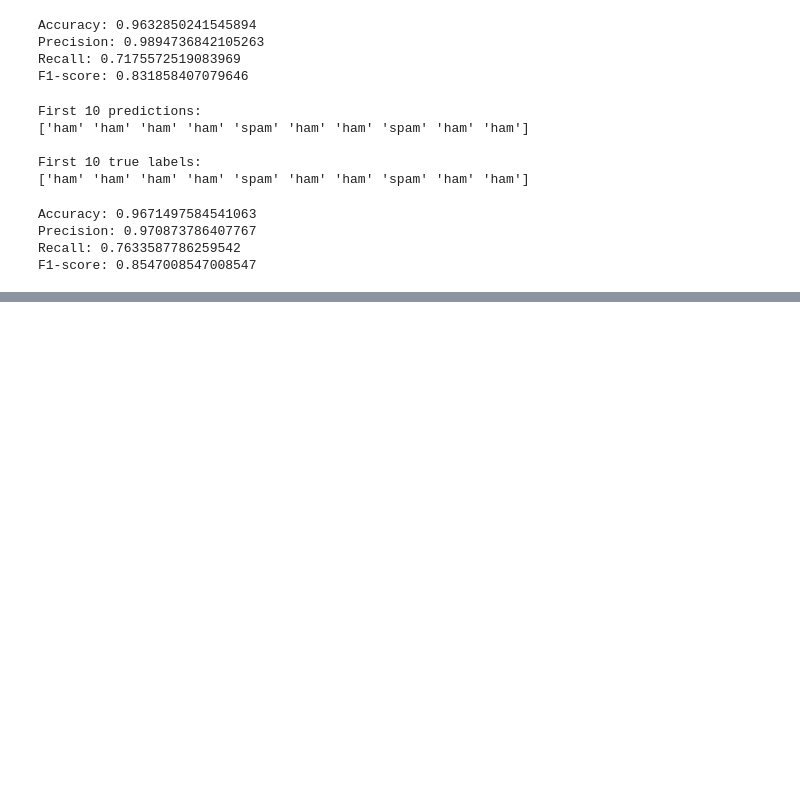
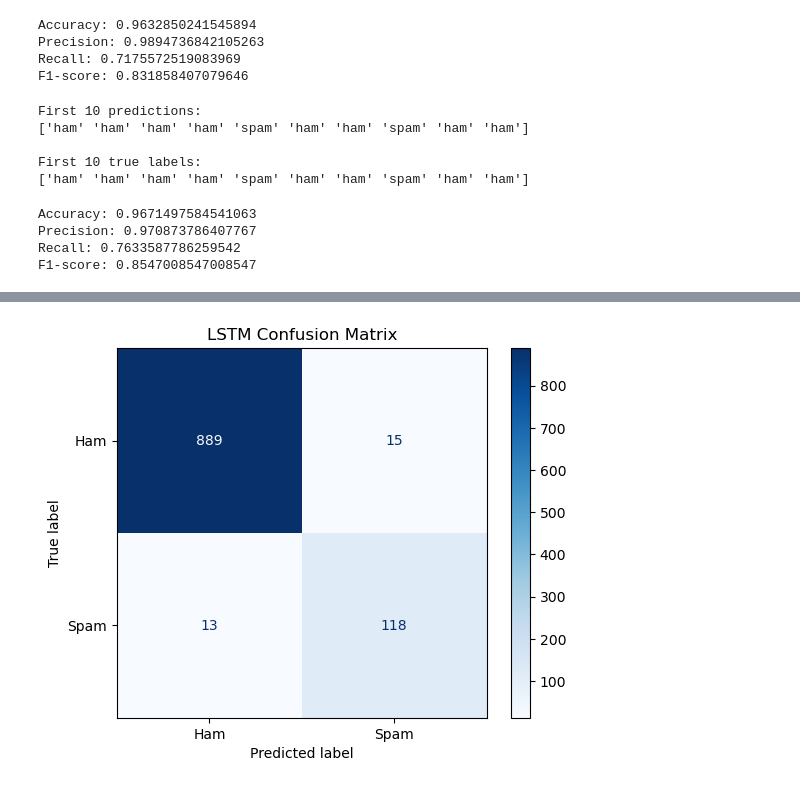
Before and after one commit to amnajem/DS483Project, a Jupyter notebook: DS483Project.ipynb, the cells around one changed output, grey strips where cells are left out. Cells and saved outputs as stored; diff of their text form; code cells hidden in the pictures; blank space fills up the shorter version.

```diff
--- a/DS483Project.ipynb
+++ b/DS483Project.ipynb
@@ -510,0 +810,9 @@ F1-score: 0.8547008547008547
+# %%
+cm_lstm = confusion_matrix(y_test_lstm, y_pred_lstm)
+display = ConfusionMatrixDisplay(confusion_matrix=cm_lstm,display_labels=['Ham', 'Spam'])
+
+display.plot(cmap='Blues')
+plt.title('LSTM Confusion Matrix')
+plt.show()
+# %% [output]
+[figure, added]
```
Also changed, not shown: parts of 41 cells of this notebook.
